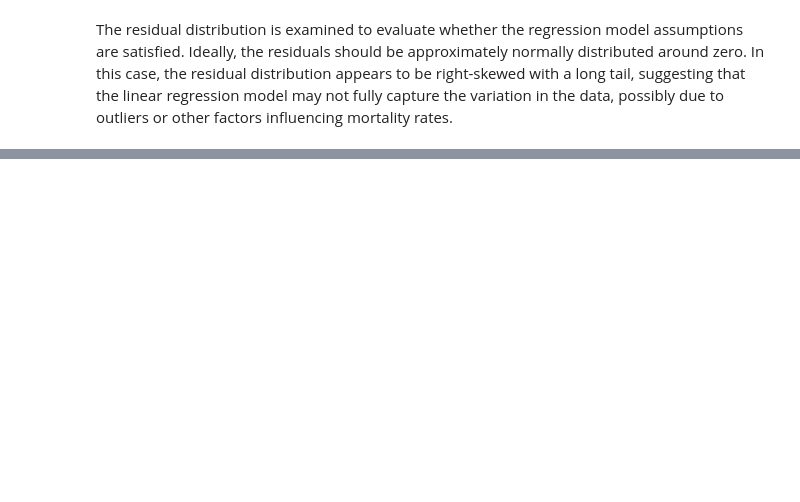
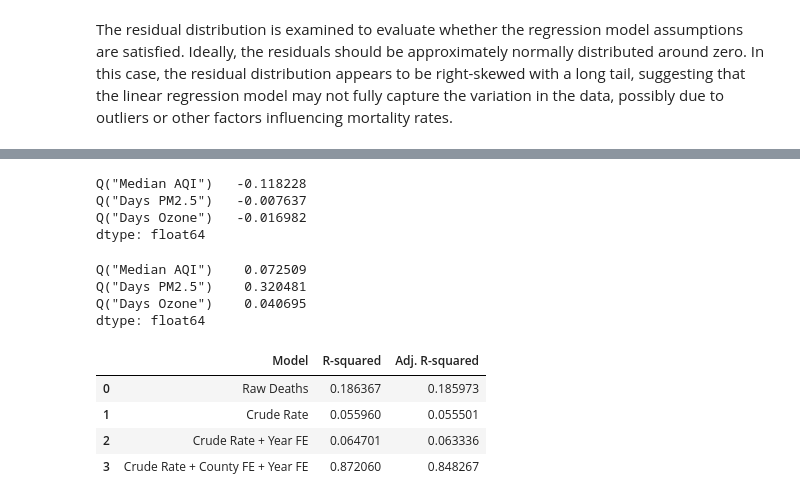
Before and after one commit to yunaxin/air-quality-health-analysis, a Jupyter notebook: analysis.ipynb, the cells around one changed output, grey strips where cells are left out. Cells and saved outputs as stored; diff of their text form; code cells hidden in the pictures; blank space fills up the shorter version.

Commit message:
Add robustness analysis for respiratory mortality models

```diff
--- a/analysis.ipynb
+++ b/analysis.ipynb
@@ -152,0 +201,9 @@ The residual distribution is examined to evaluate whether the regression model a
+# %%
+# Model 2: Regress crude respiratory mortality rate on air quality variables so counties
+# are compared after adjusting for population size rather than raw death totals.
+rate_model = smf.ols(
+    formula='Q("Crude Rate") ~ Q("Median AQI") + Q("Days PM2.5") + Q("Days Ozone")',
+    data=rate_df
+).fit()
+
+print(rate_model.summary())
@@ -152,0 +228,9 @@ The residual distribution is examined to evaluate whether the regression model a
+# %%
+# Model 3: Regress crude respiratory mortality rate on air quality variables while also
+#  controlling for year fixed effects to account for national time trends and year-specific shocks.
+year_fe_model = smf.ols(
+    formula='Q("Crude Rate") ~ Q("Median AQI") + Q("Days PM2.5") + Q("Days Ozone") + C(Year)',
+    data=rate_df
+).fit()
+
+print(year_fe_model.summary())
@@ -152,0 +255,57 @@ The residual distribution is examined to evaluate whether the regression model a
+# %%
+# Extract only the main pollution coefficients from the county and year
+# fixed effects model so the key results are easier to interpret.
+county_year_fe_model.params[[
+    'Q("Median AQI")',
+    'Q("Days PM2.5")',
+    'Q("Days Ozone")'
+]]
+# %% [output]
+Q("Median AQI")   -0.118228
+Q("Days PM2.5")   -0.007637
+Q("Days Ozone")   -0.016982
+dtype: float64
+# %%
+# Extract the p-values for the main pollution coefficients from the county
+#  and year fixed effects model to check which predictors remain statistically significant.
+county_year_fe_model.pvalues[[
+    'Q("Median AQI")',
+    'Q("Days PM2.5")',
+    'Q("Days Ozone")'
+]]
+# %% [output]
+Q("Median AQI")    0.072509
+Q("Days PM2.5")    0.320481
+Q("Days Ozone")    0.040695
+dtype: float64
+# %%
+# Compare model fit across the original and added regressions
+#  to see how the results change as we add population adjustment and fixed effects.
+model_comparison = pd.DataFrame({
+    "Model": [
+        "Raw Deaths",
+        "Crude Rate",
+        "Crude Rate + Year FE",
+        "Crude Rate + County FE + Year FE"
+    ],
+    "R-squared": [
+        model.rsquared,
+        rate_model.rsquared,
+        year_fe_model.rsquared,
+        county_year_fe_model.rsquared
+    ],
+    "Adj. R-squared": [
+        model.rsquared_adj,
+        rate_model.rsquared_adj,
+        year_fe_model.rsquared_adj,
+        county_year_fe_model.rsquared_adj
+    ]
+})
+
+model_comparison
+# %% [output]
+|  | Model | R-squared | Adj. R-squared |
+| 0 | Raw Deaths | 0.186367 | 0.185973 |
+| 1 | Crude Rate | 0.055960 | 0.055501 |
+| 2 | Crude Rate + Year FE | 0.064701 | 0.063336 |
+| 3 | Crude Rate + County FE + Year FE | 0.872060 | 0.848267 |
```
Also changed, not shown: parts of 7 cells of this notebook.
